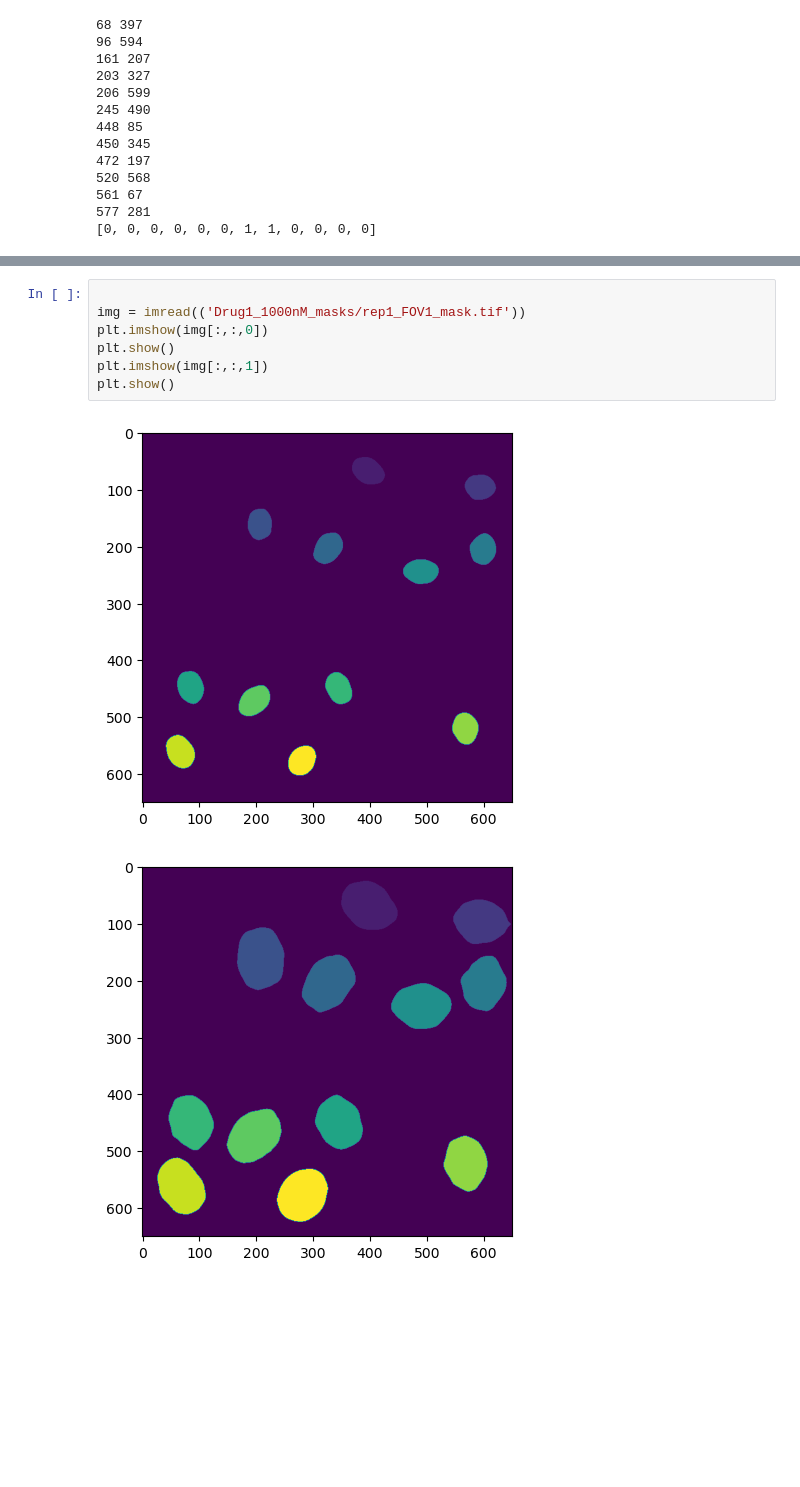
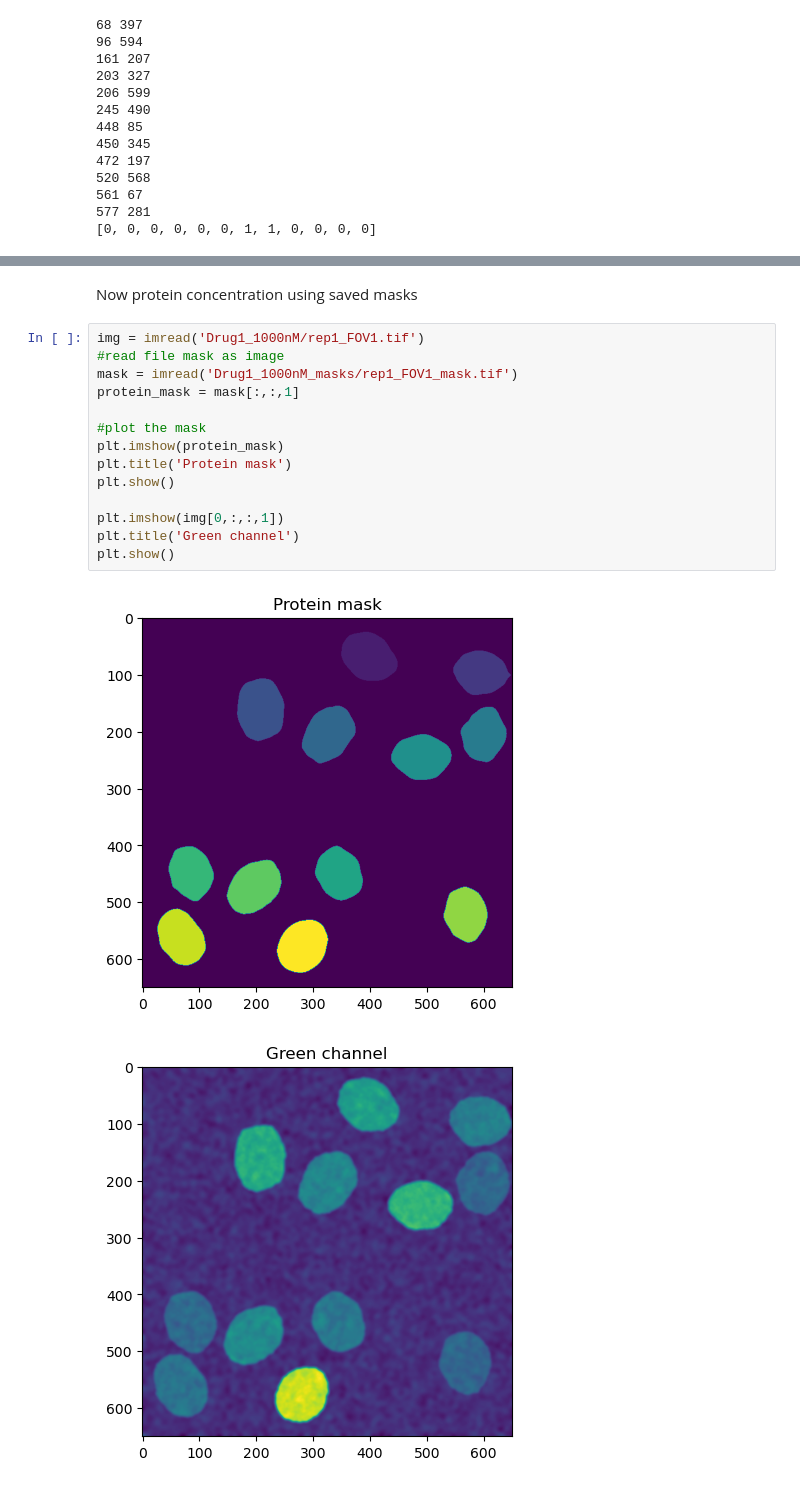
Before and after one commit to Munsky/UQbio2024_Team4, a Jupyter notebook: first_steps_Wiktoria.ipynb, the cells around one changed output, grey strips where cells are left out. Drawn from its saved outputs; the diff is of its cells as text; blank space fills up the shorter version.

Commit message:
protein conc

```diff
--- a/first_steps_Wiktoria.ipynb
+++ b/first_steps_Wiktoria.ipynb
@@ -544,10 +488,19 @@ for file in files:
+# %% [markdown]
+Now protein concentration using saved masks
 # %%
+img = imread('Drug1_1000nM/rep1_FOV1.tif')
+#read file mask as image
+mask = imread('Drug1_1000nM_masks/rep1_FOV1_mask.tif')
+protein_mask = mask[:,:,1]
 
-img = imread(('Drug1_1000nM_masks/rep1_FOV1_mask.tif'))
-plt.imshow(img[:,:,0])
+#plot the mask
+plt.imshow(protein_mask)
+plt.title('Protein mask')
 plt.show()
-plt.imshow(img[:,:,1])
+
+plt.imshow(img[0,:,:,1])
+plt.title('Green channel')
 plt.show()
 # %% [output]
-[figure, old version]
+[figure, new version]
-[figure, old version]
+[figure, new version]
```
Also changed, not shown: parts of 9 cells of this notebook.
